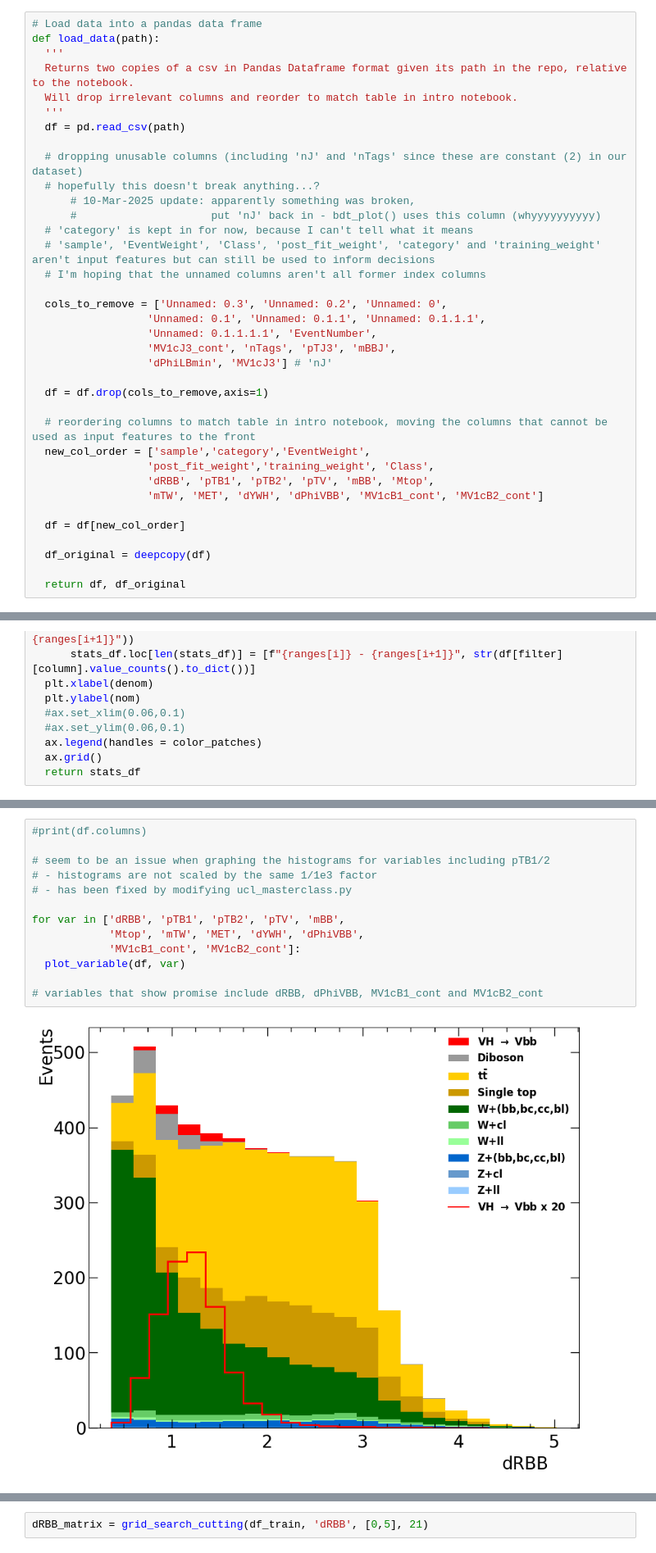
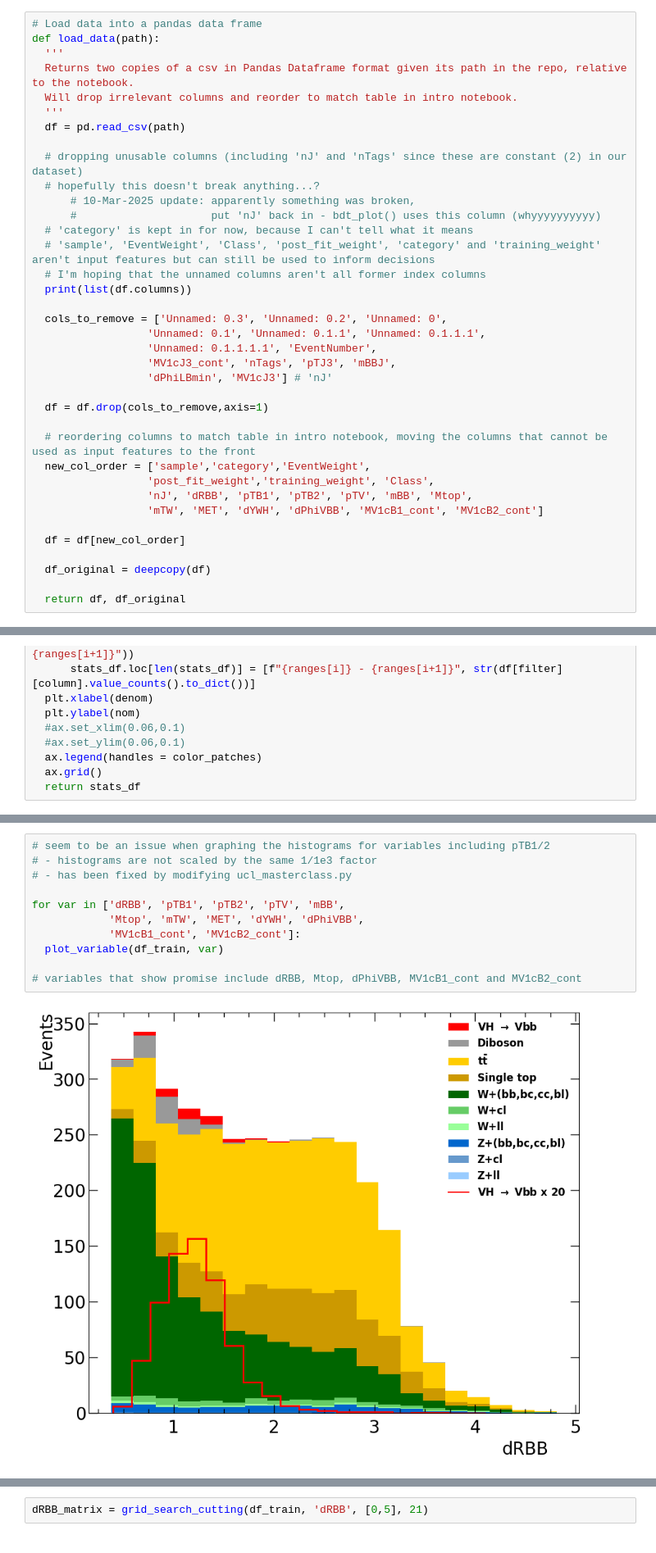
Before and after one commit to mondo-lee/in2HEP, a Jupyter notebook: notebooks/cuts_baseline.ipynb, the cells around one changed output, grey strips where cells are left out. Shown at 82% size. Saved outputs shown, nothing was run; the diff lists cells and outputs as text.

```diff
--- a/notebooks/cuts_baseline.ipynb
+++ b/notebooks/cuts_baseline.ipynb
@@ -68,6 +68,7 @@ def load_data(path):
   # 'category' is kept in for now, because I can't tell what it means
   # 'sample', 'EventWeight', 'Class', 'post_fit_weight', 'category' and 'training_weight' aren't input features but can still be used to inform decisions
   # I'm hoping that the unnamed columns aren't all former index columns
+  print(list(df.columns))
 
   cols_to_remove = ['Unnamed: 0.3', 'Unnamed: 0.2', 'Unnamed: 0',
                   'Unnamed: 0.1', 'Unnamed: 0.1.1', 'Unnamed: 0.1.1.1',
@@ -80,7 +81,7 @@ def load_data(path):
   # reordering columns to match table in intro notebook, moving the columns that cannot be used as input features to the front
   new_col_order = ['sample','category','EventWeight',
                   'post_fit_weight','training_weight', 'Class',
-                  'dRBB', 'pTB1', 'pTB2', 'pTV', 'mBB', 'Mtop',
+                  'nJ', 'dRBB', 'pTB1', 'pTB2', 'pTV', 'mBB', 'Mtop',
                   'mTW', 'MET', 'dYWH', 'dPhiVBB', 'MV1cB1_cont', 'MV1cB2_cont']
 
   df = df[new_col_order]
@@ -178,15 +317,13 @@ training_Event_df
 # %%
-#print(df.columns)
-
 # seem to be an issue when graphing the histograms for variables including pTB1/2
 # - histograms are not scaled by the same 1/1e3 factor
 # - has been fixed by modifying ucl_masterclass.py
 
 for var in ['dRBB', 'pTB1', 'pTB2', 'pTV', 'mBB',
             'Mtop', 'mTW', 'MET', 'dYWH', 'dPhiVBB',
             'MV1cB1_cont', 'MV1cB2_cont']:
-  plot_variable(df, var)
+  plot_variable(df_train, var)
 
-# variables that show promise include dRBB, dPhiVBB, MV1cB1_cont and MV1cB2_cont
+# variables that show promise include dRBB, Mtop, dPhiVBB, MV1cB1_cont and MV1cB2_cont
 # %% [output]
-[figure, old version]
+[figure, new version]
```
Also changed, not shown: parts of 68 cells of this notebook.
